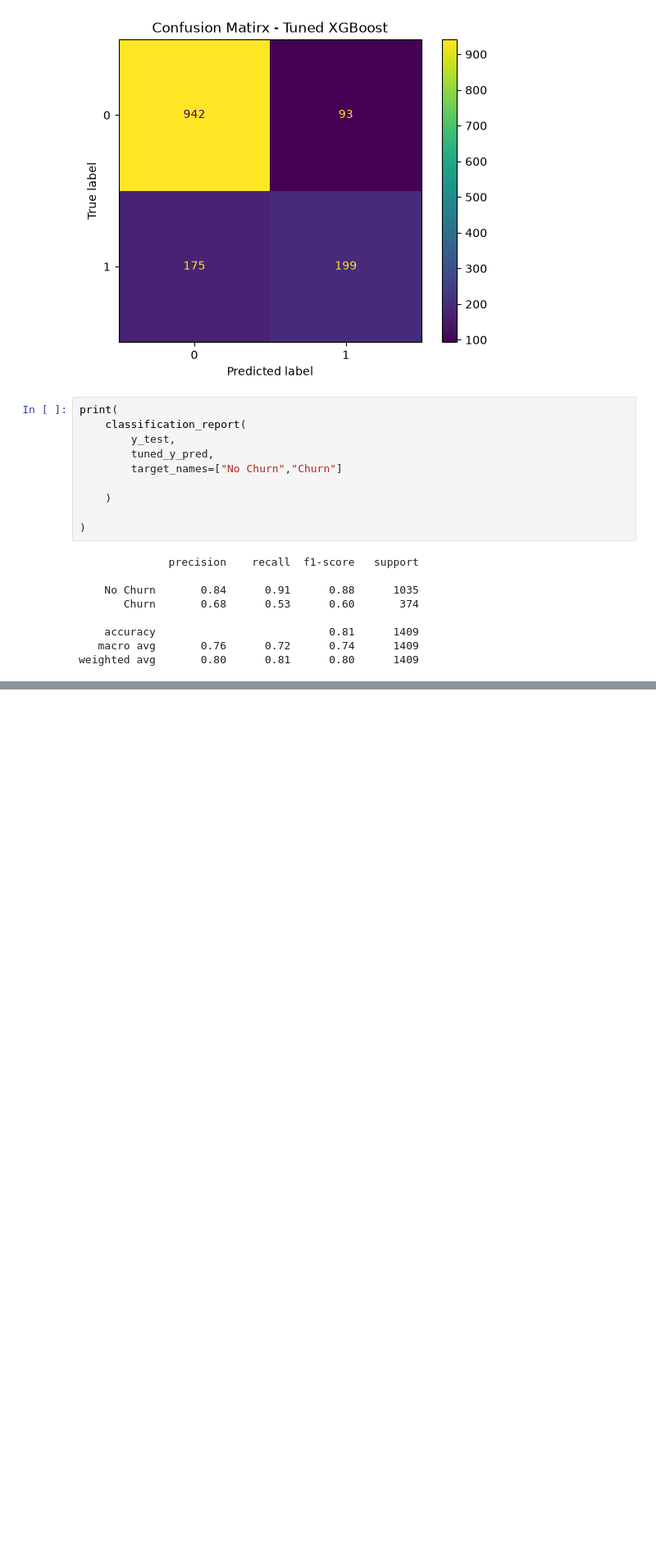
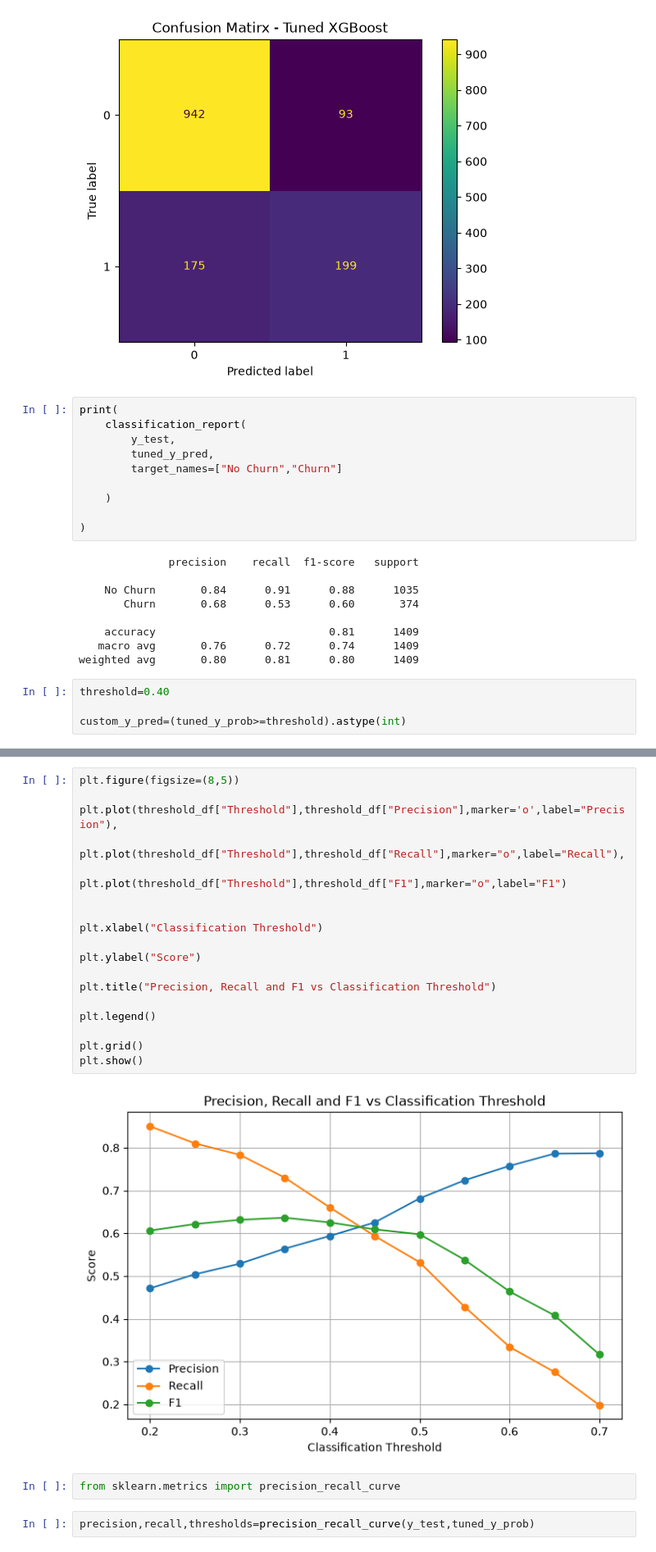
Before and after one commit to okox01/Machine_Learning_Projects, a Jupyter notebook: Customer-Churn-MLOps/notebooks/03_model_experiments.ipynb, the cells around one changed output, grey strips where cells are left out. Shown at 82% size. Drawn from its saved outputs; the diff is of its cells as text; blank space fills up the shorter version.

Commit message:
tuned based on thresholds

```diff
--- a/Customer-Churn-MLOps/notebooks/03_model_experiments.ipynb
+++ b/Customer-Churn-MLOps/notebooks/03_model_experiments.ipynb
@@ -688,3 +688,7 @@ print(
     accuracy                           0.81      1409
    macro avg       0.76      0.72      0.74      1409
 weighted avg       0.80      0.81      0.80      1409
+# %%
+threshold=0.40
+
+custom_y_pred=(tuned_y_prob>=threshold).astype(int)
@@ -690,0 +784,26 @@ weighted avg       0.80      0.81      0.80      1409
+# %%
+plt.figure(figsize=(8,5))
+
+plt.plot(threshold_df["Threshold"],threshold_df["Precision"],marker='o',label="Precision"),
+
+plt.plot(threshold_df["Threshold"],threshold_df["Recall"],marker="o",label="Recall"),
+
+plt.plot(threshold_df["Threshold"],threshold_df["F1"],marker="o",label="F1")
+
+
+plt.xlabel("Classification Threshold")
+
+plt.ylabel("Score")
+
+plt.title("Precision, Recall and F1 vs Classification Threshold")
+
+plt.legend()
+
+plt.grid()
+plt.show()
+# %% [output]
+[figure, added]
+# %%
+from sklearn.metrics import precision_recall_curve
+# %%
+precision,recall,thresholds=precision_recall_curve(y_test,tuned_y_prob)
```
Also changed, not shown: parts of 5 cells of this notebook.
